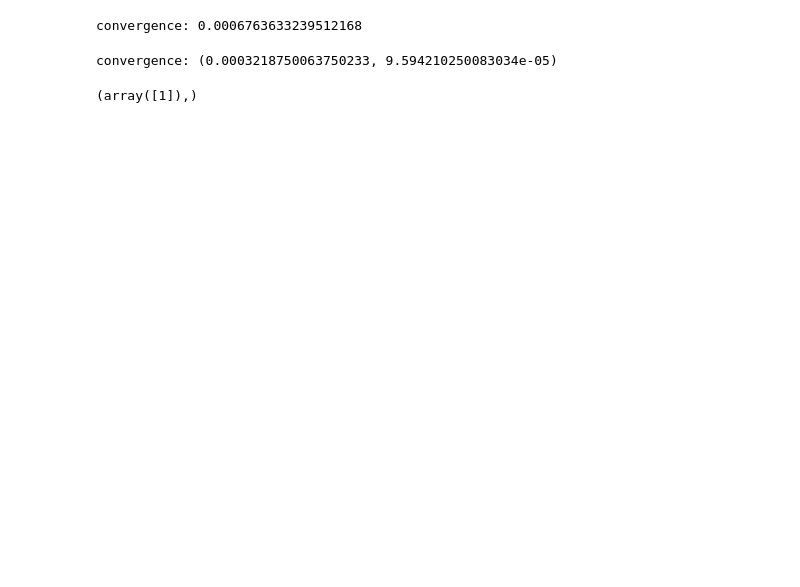
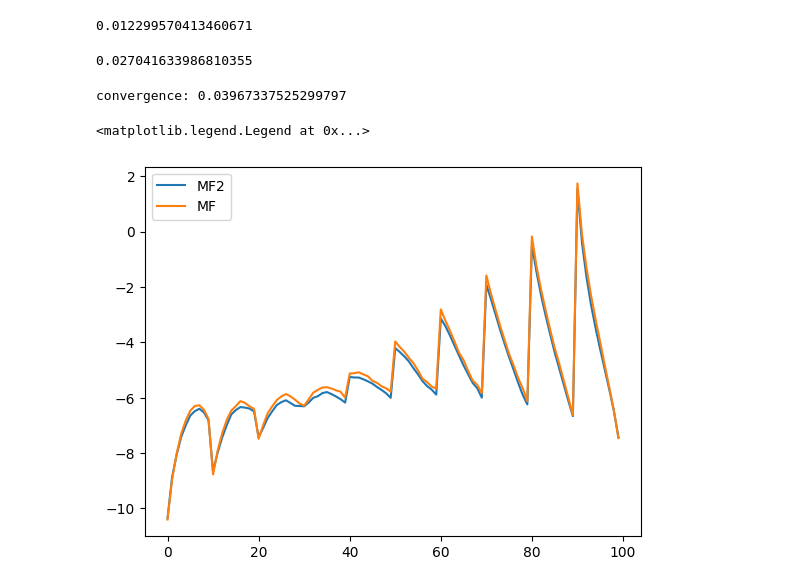
Before and after one commit to evanwonisch/NanoNetsMF, a Jupyter notebook: run/tmp.ipynb, the cells around one changed output. Saved outputs shown, nothing was run; the diff lists cells and outputs as text; code cells hidden in the pictures; blank space fills up the shorter version.

```diff
--- a/run/tmp.ipynb
+++ b/run/tmp.ipynb
@@ -19,0 +68,34 @@ net.set_voltage_config([-0.01,0,0.01,0.02],0)
+# %%
+N = 60
+means = np.zeros((2*N, 100))
+vars = np.zeros((2*N, 100))
+convs_means = np.zeros(2*N)
+convs_vars = np.zeros(2*N)
+
+for i in range(N):
+    means[i] = mf2.means
+    vars[i] = mf2.vars
+
+    mm, vv = mf2.convergence_metric()
+    convs_means[i] = mm
+    convs_vars[i] = vv
+
+    dmean, dvar = opt.calc_step(mf2.calc_derivatives(), learning_rate = 0.1)
+    mf2.means += dmean
+    mf2.vars += dvar
+    mf2.clip_vars()
+
+print("intense")
+
+for i in range(N, 2*N):
+    means[i] = mf2.means
+    vars[i] = mf2.vars
+
+    mm, vv = mf2.convergence_metric()
+    convs_means[i] = mm
+    convs_vars[i] = vv
+
+    dmean, dvar = opt.calc_step(mf2.calc_derivatives(), learning_rate = 0.005)
+    mf2.means += dmean
+    mf2.vars += dvar
+    mf2.clip_vars()
@@ -20,5 +130,13 @@ net.set_voltage_config([-0.01,0,0.01,0.02],0)
+# %%
+np.mean(np.abs(opt.V[0]))
+# %% [output]
+0.012299570413460671
+# %%
+np.mean(np.abs(opt.V[1]))
+# %% [output]
+0.027041633986810355
 # %%
 mf = MeanField(net)
-mean = mf.numeric_integration_solve(mean, verbose = True)
+mf_mean = mf.numeric_integration_solve(verbose = True, N = 250)
 # %% [output]
-convergence: 0.0006763633239512168
+convergence: 0.03967337525299797
@@ -27,8 +143,7 @@ mf2 = QuickMeanField2(net)
-# %%
-mf2.solve(verbose = True, dt = 0.5)
-# %% [output]
-convergence: (0.0003218750063750233, 9.594210250083034e-05)
-# %%
-np.where(np.array([0,1,2,3])== 1)
-# %% [output]
-(array([1]),)
+# %%
+plt.plot(mf2.means, label = "MF2")
+plt.plot(mf_mean, label = "MF")
+plt.legend()
+# %% [output]
+<matplotlib.legend.Legend at 0x...>
+[figure, added]
```
Also changed, not shown: parts of 14 cells of this notebook, 2 other files.
